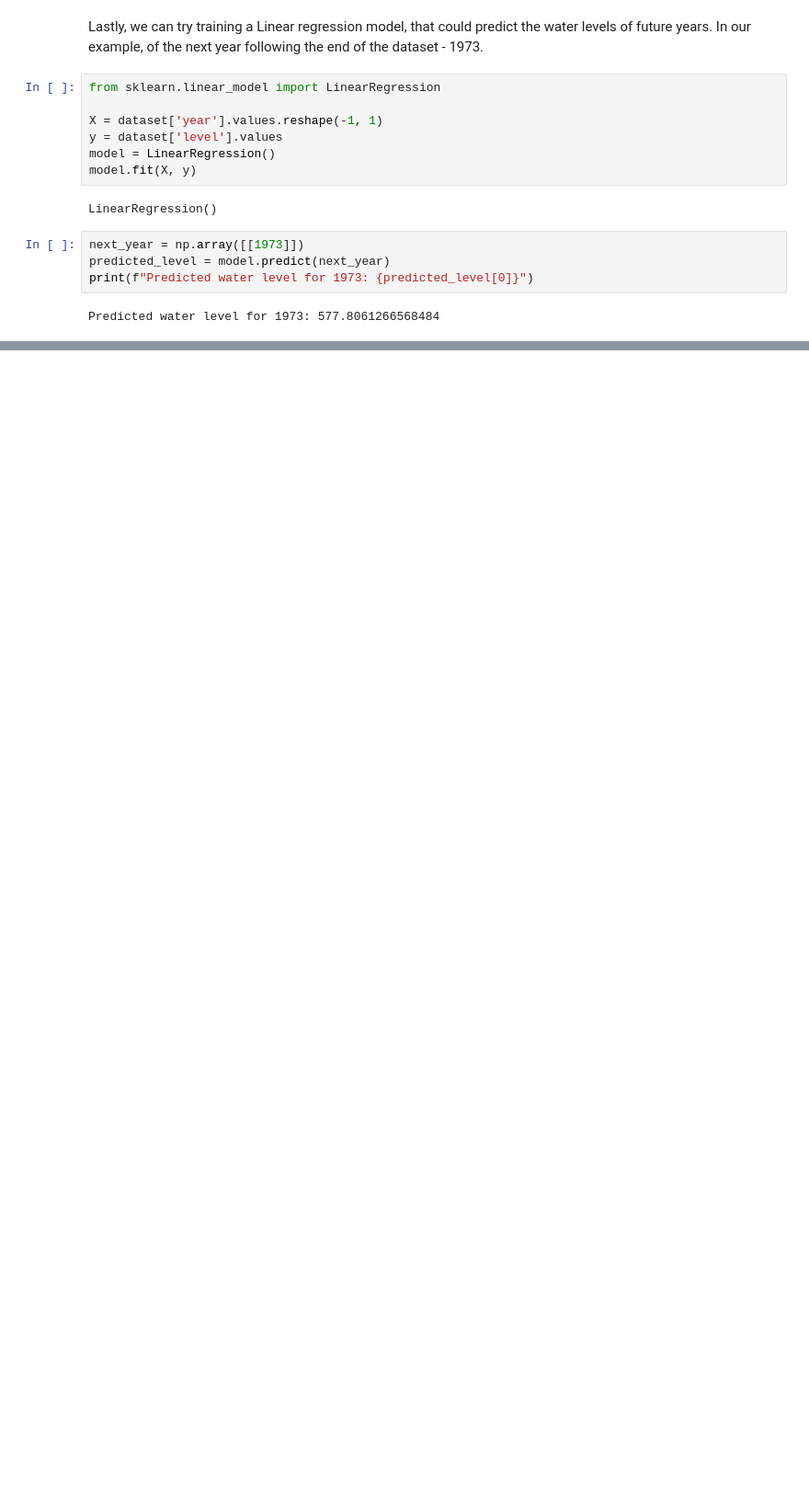
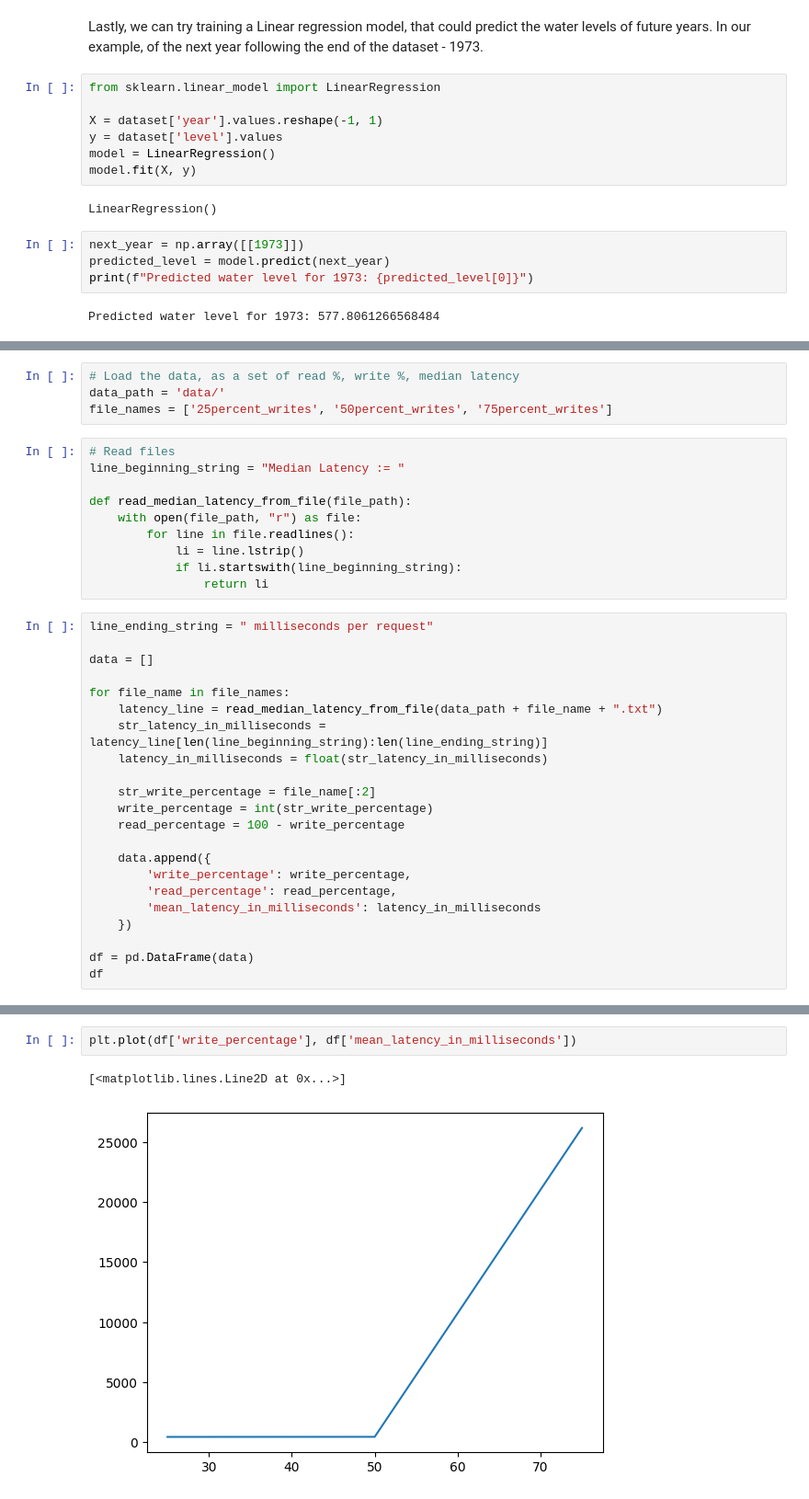
Before and after one commit to samlama111/II2202-quantitative-exercise, a Jupyter notebook: lake_huron.ipynb, the cells around one changed output, grey strips where cells are left out. Shown at 92% size. Drawn from its saved outputs; the diff is of its cells as text; blank space fills up the shorter version.

```diff
--- a/lake_huron.ipynb
+++ b/lake_huron.ipynb
@@ -152,0 +163,36 @@ Predicted water level for 1973: 577.8061266568484
+# %%
+# Load the data, as a set of read %, write %, median latency
+data_path = 'data/'
+file_names = ['25percent_writes', '50percent_writes', '75percent_writes']
+# %%
+# Read files
+line_beginning_string = "Median Latency := "
+
+def read_median_latency_from_file(file_path):
+    with open(file_path, "r") as file:
+        for line in file.readlines():
+            li = line.lstrip()
+            if li.startswith(line_beginning_string):
+                return li
+# %%
+line_ending_string = " milliseconds per request"
+
+data = []
+
+for file_name in file_names:
+    latency_line = read_median_latency_from_file(data_path + file_name + ".txt")
+    str_latency_in_milliseconds = latency_line[len(line_beginning_string):len(line_ending_string)]
+    latency_in_milliseconds = float(str_latency_in_milliseconds)
+
+    str_write_percentage = file_name[:2]
+    write_percentage = int(str_write_percentage)
+    read_percentage = 100 - write_percentage
+
+    data.append({
+        'write_percentage': write_percentage,
+        'read_percentage': read_percentage,
+        'mean_latency_in_milliseconds': latency_in_milliseconds
+    })
+
+df = pd.DataFrame(data)
+df
@@ -152,0 +263,5 @@ Predicted water level for 1973: 577.8061266568484
+# %%
+plt.plot(df['write_percentage'], df['mean_latency_in_milliseconds'])
+# %% [output]
+[<matplotlib.lines.Line2D at 0x...>]
+[figure, added]
```
Also changed, not shown: parts of 23 cells of this notebook, 4 other files.
